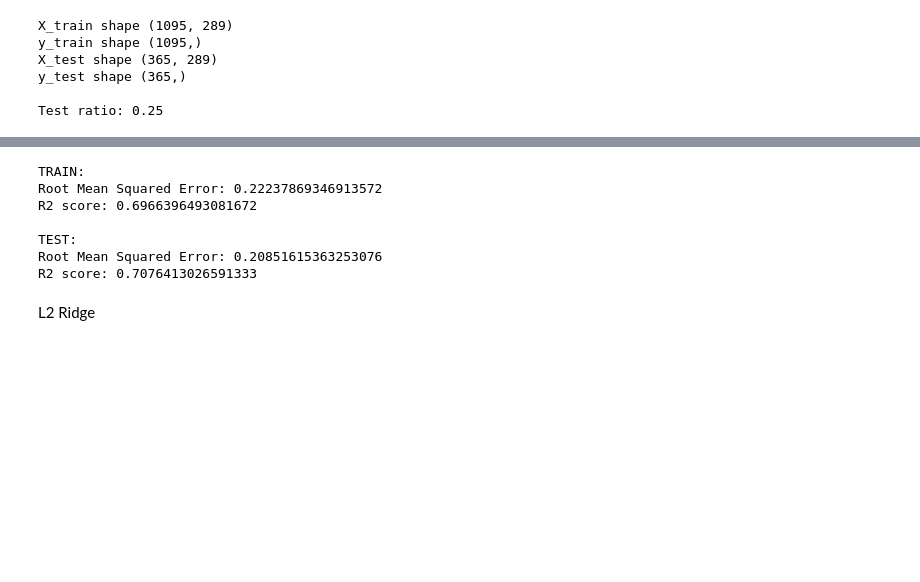
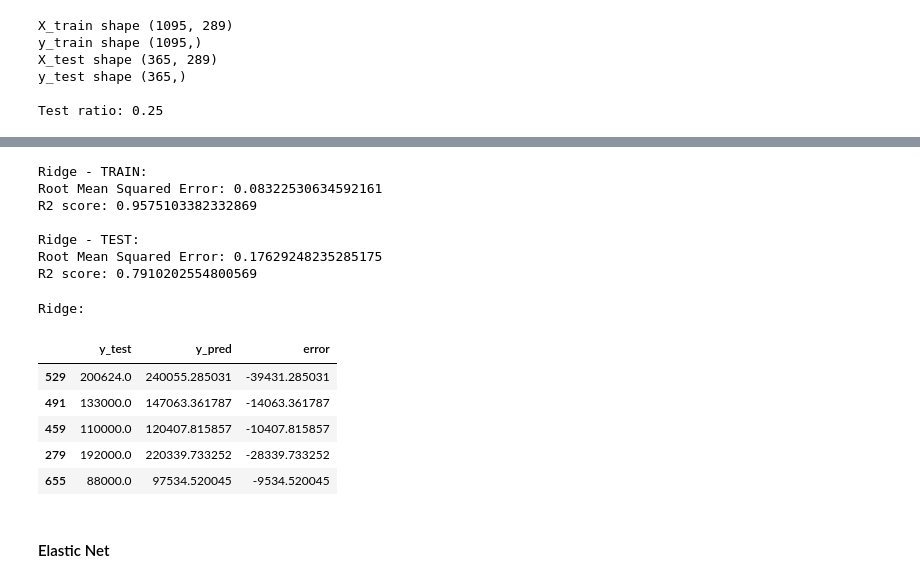
Before and after one commit to eRafaell/kaggle_house_prices_advanced_regression_techniques, a Jupyter notebook: house_prices_regression.ipynb, the cells around one changed output, grey strips where cells are left out. Saved outputs shown, nothing was run; the diff lists cells and outputs as text; code cells hidden in the pictures; blank space fills up the shorter version.

```diff
--- a/house_prices_regression.ipynb
+++ b/house_prices_regression.ipynb
@@ -760,30 +794,43 @@ L1 Lasso
 # %%
 # Intializing the Model
-lasso = Lasso(alpha=0.1)
+ridge = Ridge(alpha=0.1)
 # Train the Model
-lasso.fit(X_train, y_train)
+ridge.fit(X_train, y_train)
 
 # Predictions
-y_pred_lasso_train = lasso.predict(X_train)
-print('TRAIN:')
+y_pred_ridge_train = ridge.predict(X_train)
+print('Ridge - TRAIN:')
+print(f'Root Mean Squared Error: {np.sqrt(mean_squared_error(y_train, y_pred_ridge_train))}')
+print(f'R2 score: {r2_score(y_train, y_pred_ridge_train)} \n')
+
+y_pred_ridge_test = ridge.predict(X_test)
+print('Ridge - TEST:')
 print(f'Root Mean Squared Error: \
-{np.sqrt(mean_squared_error(y_train, y_pred_lasso_train))}')
-print(f'R2 score: {r2_score(y_train, y_pred_lasso_train)} \n')
-
-y_pred_lasso_test = lasso.predict(X_test)
-print('TEST:')
-print(f'Root Mean Squared Error: \
-{np.sqrt(mean_squared_error(y_test, y_pred_lasso_test))}')
-print(f'R2 score: {r2_score(y_test, y_pred_lasso_test)}\n')
+{np.sqrt(mean_squared_error(y_test, y_pred_ridge_test))}')
+print(f'R2 score: {r2_score(y_test, y_pred_ridge_test)}\n')
 # %% [output]
-TRAIN:
-Root Mean Squared Error: 0.22237869346913572
-R2 score: 0.6966396493081672
+Ridge - TRAIN:
+Root Mean Squared Error: 0.08322530634592161
+R2 score: 0.9575103382332869
 
-TEST:
-Root Mean Squared Error: 0.20851615363253076
-R2 score: 0.7076413026591333
+Ridge - TEST:
+Root Mean Squared Error: 0.17629248235285175
+R2 score: 0.7910202554800569
-# %% [markdown]
-L2 Ridge
+# %%
+# expm1 is the inverse of log1p
+print('Ridge:')
+predictions = pd.DataFrame(data={'y_test': np.expm1(y_test), 'y_pred': np.expm1(y_pred_ridge_test)})
+predictions['error'] = predictions['y_test'] -  predictions['y_pred']
+predictions.head()
+# %% [output]
+Ridge:
+|  | y_test | y_pred | error |
+| 529 | 200624.0 | 240055.285031 | -39431.285031 |
+| 491 | 133000.0 | 147063.361787 | -14063.361787 |
+| 459 | 110000.0 | 120407.815857 | -10407.815857 |
+| 279 | 192000.0 | 220339.733252 | -28339.733252 |
+| 655 | 88000.0 | 97534.520045 | -9534.520045 |
+# %% [markdown]
+#### Elastic Net
 # %%
 # Intializing the Model
```
Also changed, not shown: parts of 22 cells of this notebook.
